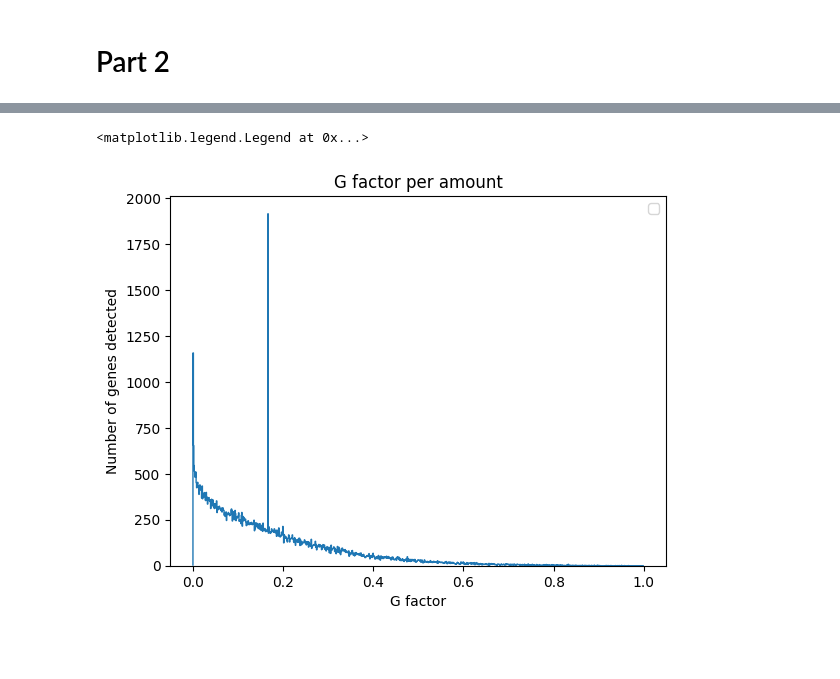
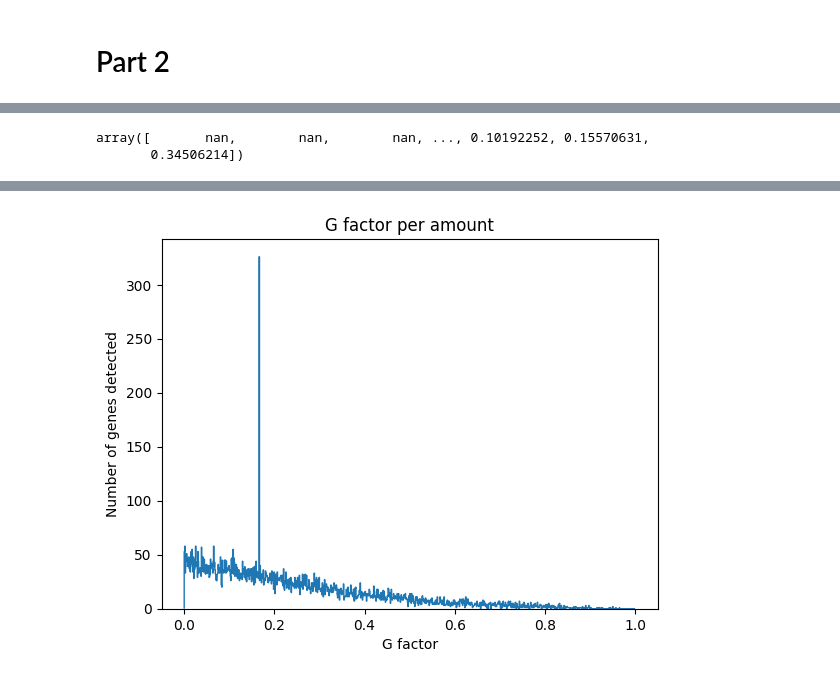
Before and after one commit to RiboRings/neurogenomics, a Jupyter notebook: project2.ipynb, the cells around one changed output, grey strips where cells are left out. Cells and saved outputs as stored; diff of their text form; code cells hidden in the pictures; blank space fills up the shorter version.

```diff
--- a/project2.ipynb
+++ b/project2.ipynb
@@ -130,25 +146,35 @@ circ_mat = circ_df.to_numpy()
+# %%
+powers = fft(circ_mat, axis=1)
+powers = np.abs(powers) ** 2
+
+powers = powers[:, 1:(1 + powers.shape[1] // 2)]
+norm_powers = powers / np.nansum(powers, axis=1, keepdims=True)
+
+norm_powers[:, 1]
+# %% [output]
+array([       nan,        nan,        nan, ..., 0.10192252, 0.15570631,
+       0.34506214])
+# %%
+from scipy.fftpack import fft
+
+def compute_powers(mat):  # Compute G factors
+
+  powers = fft(mat, axis=1)
+  powers = np.abs(powers) ** 2
+
+  powers = powers[:, 1:(1 + powers.shape[1] // 2)]
+  norm_powers = powers / np.nansum(powers, axis=1, keepdims=True)
+
+  circ_powers = norm_powers[:, 1]
+  circ_powers = circ_powers[~np.isnan(circ_powers)]
+  sorted_powers = np.sort(circ_powers)[::-1]
+
+  return circ_powers
 # %%
-from scipy.fftpack import fft
-
-def compute_powers(time_series):  # Compute G factors
-
-    powers = fft(time_series)
-    powers = np.abs(powers) ** 2
-
-    powers = powers[1:(1 + len(powers) // 2)]
-    norm_powers = powers / np.sum(powers)
-
-    return norm_powers
-
-# Obtain G factor for every gene in assay
-power_mat = np.apply_along_axis(compute_powers, 1, circ_mat)
-power_mat = power_mat[~np.isnan(power_mat)]
-
-# Sort genes by their 24-hour frequency power
-sorted_powers = np.sort(power_mat)[::-1]
+circ_powers = compute_powers(circ_mat)
 
 # Create and plot the G factor array
-G_factor_array,_,_= plt.hist(sorted_powers, bins=1000, range=[0, 1], histtype="step") # Number of genes detected for each gene
+G_factor_array, _, _ = plt.hist(circ_powers, bins=1000, range=[0, 1], histtype="step")
 
 plt.xlabel("G factor")
 plt.ylabel("Number of genes detected")
@@ -158,2 +184 @@ WARNING:matplotlib.legend:No artists with labels found to put in legend.  Note t
-<matplotlib.legend.Legend at 0x...>
-[figure, old version]
+[figure, new version]
```
Also changed, not shown: parts of 6 cells of this notebook.
